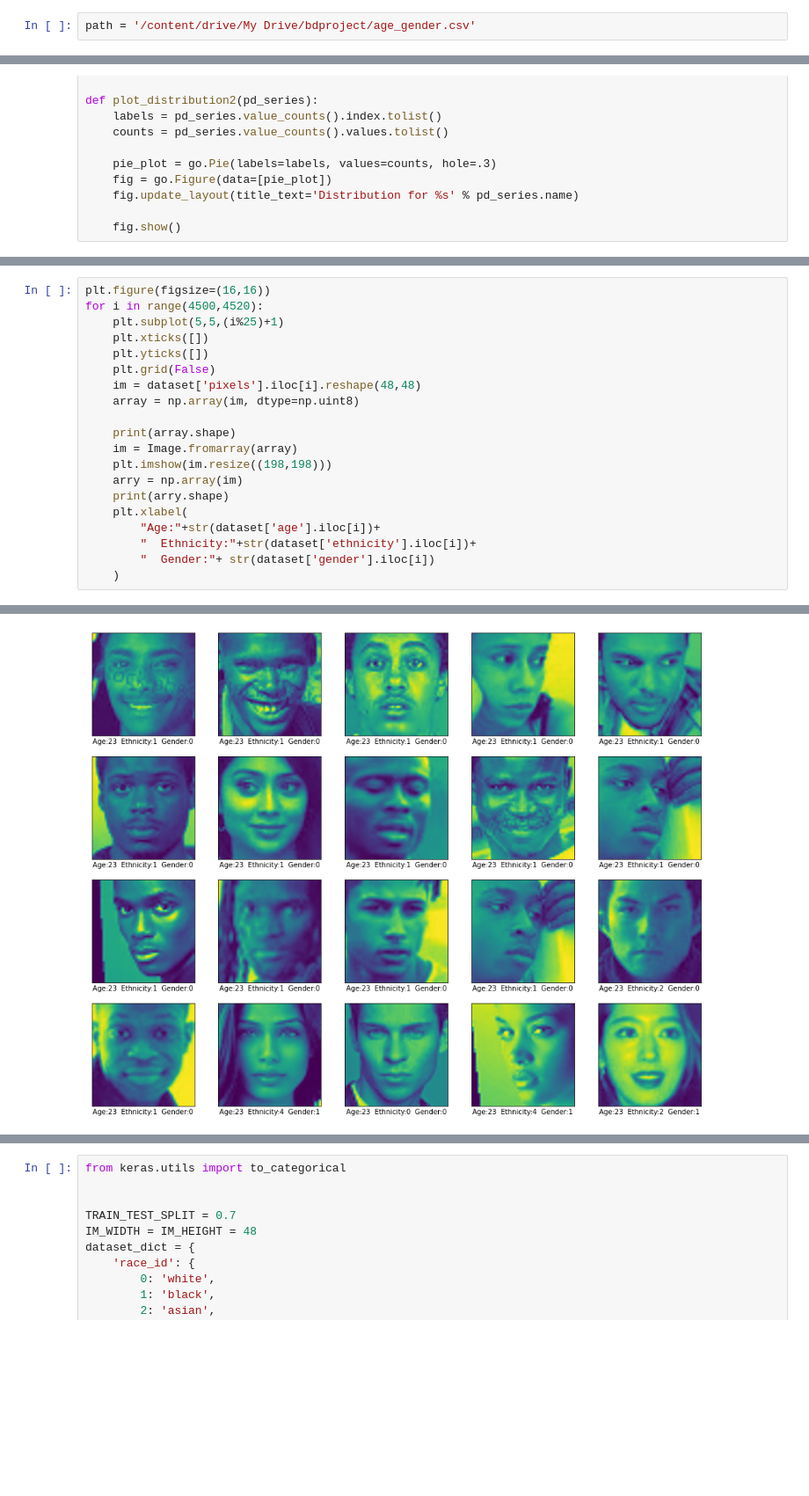
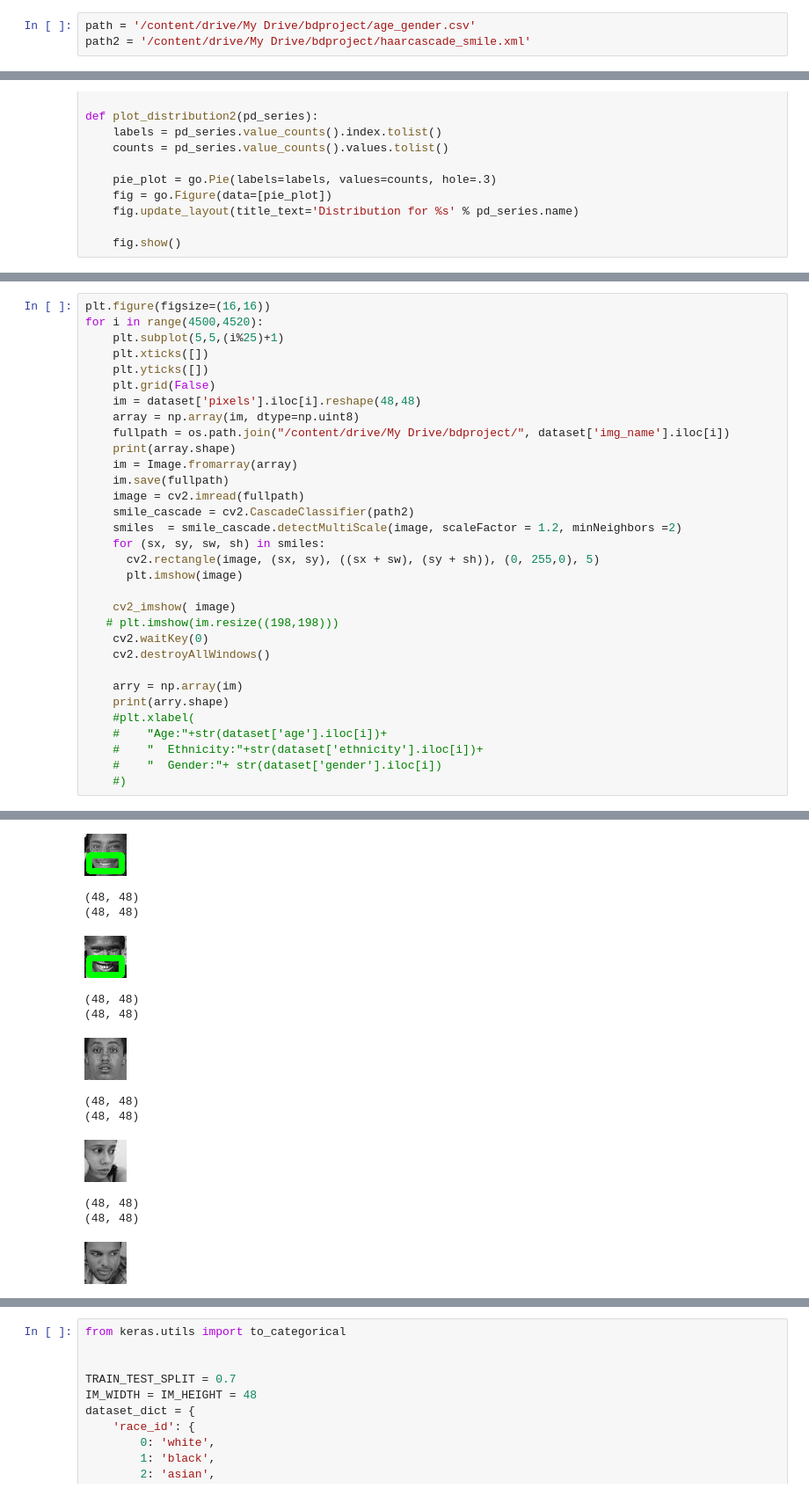
Before and after one commit to dmf49/CS5542, a Jupyter notebook: project_dmf49.ipynb, the cells around one changed output, grey strips where cells are left out. Shown: that part at 88% size. Cells and saved outputs as stored; diff of their text form; blank space fills up the shorter version.

```diff
--- a/project_dmf49.ipynb
+++ b/project_dmf49.ipynb
@@ -8,6 +8,7 @@ drive.mount('/content/drive')
 Mounted at /content/drive
 # %%
 path = '/content/drive/My Drive/bdproject/age_gender.csv'
+path2 = '/content/drive/My Drive/bdproject/haarcascade_smile.xml'
 # %%
 
 import numpy as np
@@ -121,16 +141,28 @@ for i in range(4500,4520):
     plt.grid(False)
     im = dataset['pixels'].iloc[i].reshape(48,48)
     array = np.array(im, dtype=np.uint8)
-
+    fullpath = os.path.join("/content/drive/My Drive/bdproject/", dataset['img_name'].iloc[i])
     print(array.shape)
     im = Image.fromarray(array)
-    plt.imshow(im.resize((198,198)))
+    im.save(fullpath)
+    image = cv2.imread(fullpath)
+    smile_cascade = cv2.CascadeClassifier(path2)
+    smiles  = smile_cascade.detectMultiScale(image, scaleFactor = 1.2, minNeighbors =2)
+    for (sx, sy, sw, sh) in smiles:
+      cv2.rectangle(image, (sx, sy), ((sx + sw), (sy + sh)), (0, 255,0), 5)
+      plt.imshow(image)
+
+    cv2_imshow( image)
+   # plt.imshow(im.resize((198,198)))
+    cv2.waitKey(0)
+    cv2.destroyAllWindows()
+
     arry = np.array(im)
     print(arry.shape)
-    plt.xlabel(
-        "Age:"+str(dataset['age'].iloc[i])+
-        "  Ethnicity:"+str(dataset['ethnicity'].iloc[i])+
-        "  Gender:"+ str(dataset['gender'].iloc[i])
-    )
+    #plt.xlabel(
+    #    "Age:"+str(dataset['age'].iloc[i])+
+    #    "  Ethnicity:"+str(dataset['ethnicity'].iloc[i])+
+    #    "  Gender:"+ str(dataset['gender'].iloc[i])
+    #)
 # %% [output]
 (48, 48)
@@ -153 +169,13 @@ for i in range(4500,4520):
-[figure, old version]
+[figure, new version]
+(48, 48)
+(48, 48)
+[figure, added]
+(48, 48)
+(48, 48)
+[figure, added]
+(48, 48)
+(48, 48)
+[figure, added]
+(48, 48)
+(48, 48)
+[figure, added]
```
Also changed, not shown: parts of 4 cells of this notebook.
